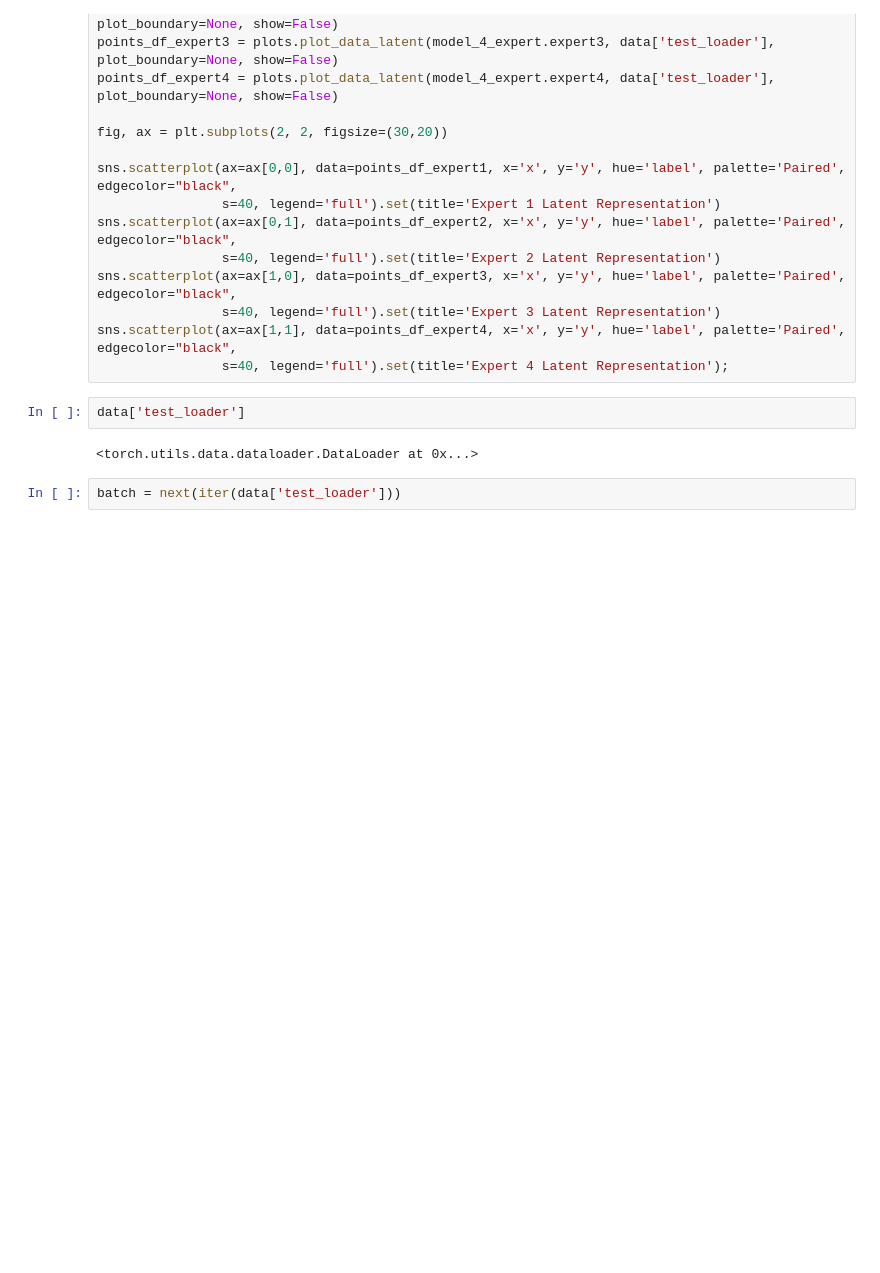
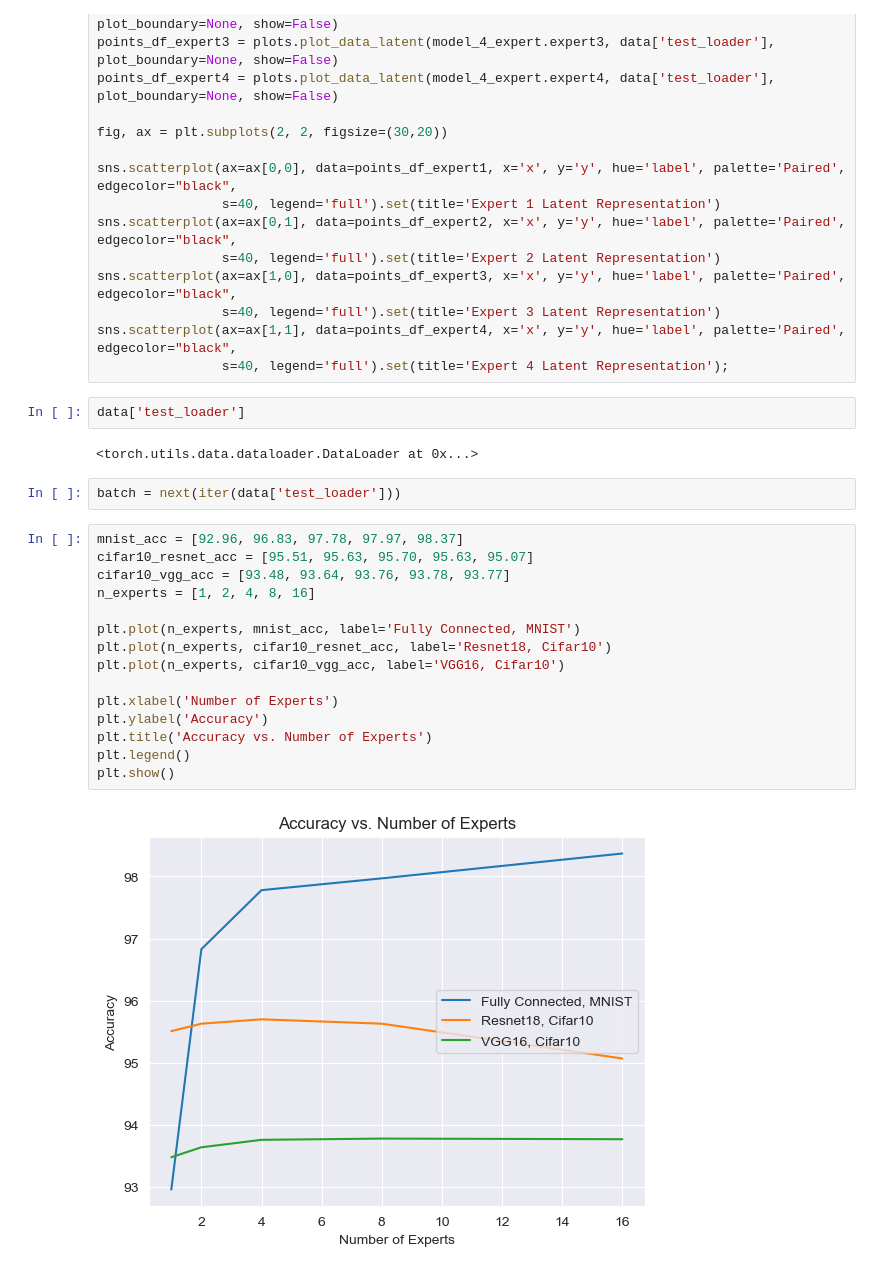
Before and after one commit to Gal-Blecher/Attention-MoE, a Jupyter notebook: evaluate.ipynb, the cells around one changed output. Cells and saved outputs as stored; diff of their text form; blank space fills up the shorter version.

```diff
--- a/evaluate.ipynb
+++ b/evaluate.ipynb
@@ -79,3 +75,20 @@ data['test_loader']
 <torch.utils.data.dataloader.DataLoader at 0x...>
 # %%
 batch = next(iter(data['test_loader']))
+# %%
+mnist_acc = [92.96, 96.83, 97.78, 97.97, 98.37]
+cifar10_resnet_acc = [95.51, 95.63, 95.70, 95.63, 95.07]
+cifar10_vgg_acc = [93.48, 93.64, 93.76, 93.78, 93.77]
+n_experts = [1, 2, 4, 8, 16]
+
+plt.plot(n_experts, mnist_acc, label='Fully Connected, MNIST')
+plt.plot(n_experts, cifar10_resnet_acc, label='Resnet18, Cifar10')
+plt.plot(n_experts, cifar10_vgg_acc, label='VGG16, Cifar10')
+
+plt.xlabel('Number of Experts')
+plt.ylabel('Accuracy')
+plt.title('Accuracy vs. Number of Experts')
+plt.legend()
+plt.show()
+# %% [output]
+[figure, added]
```
Also changed, not shown: parts of 4 cells of this notebook, 1 other file.
